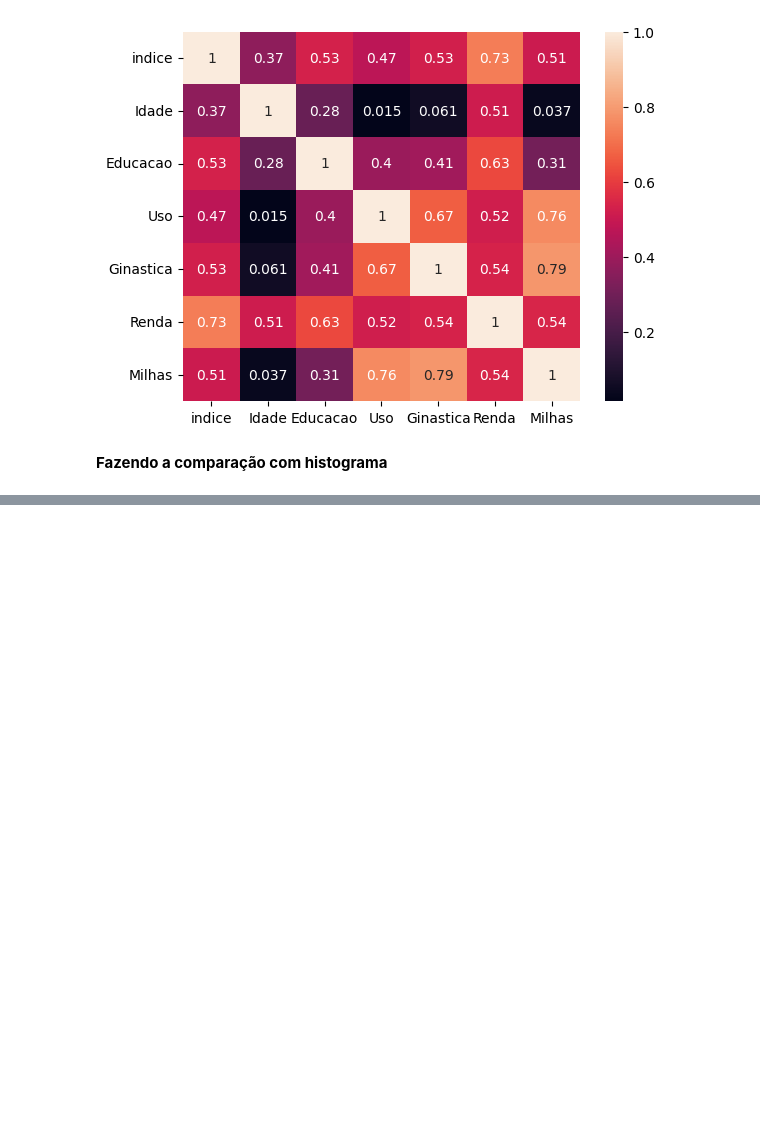
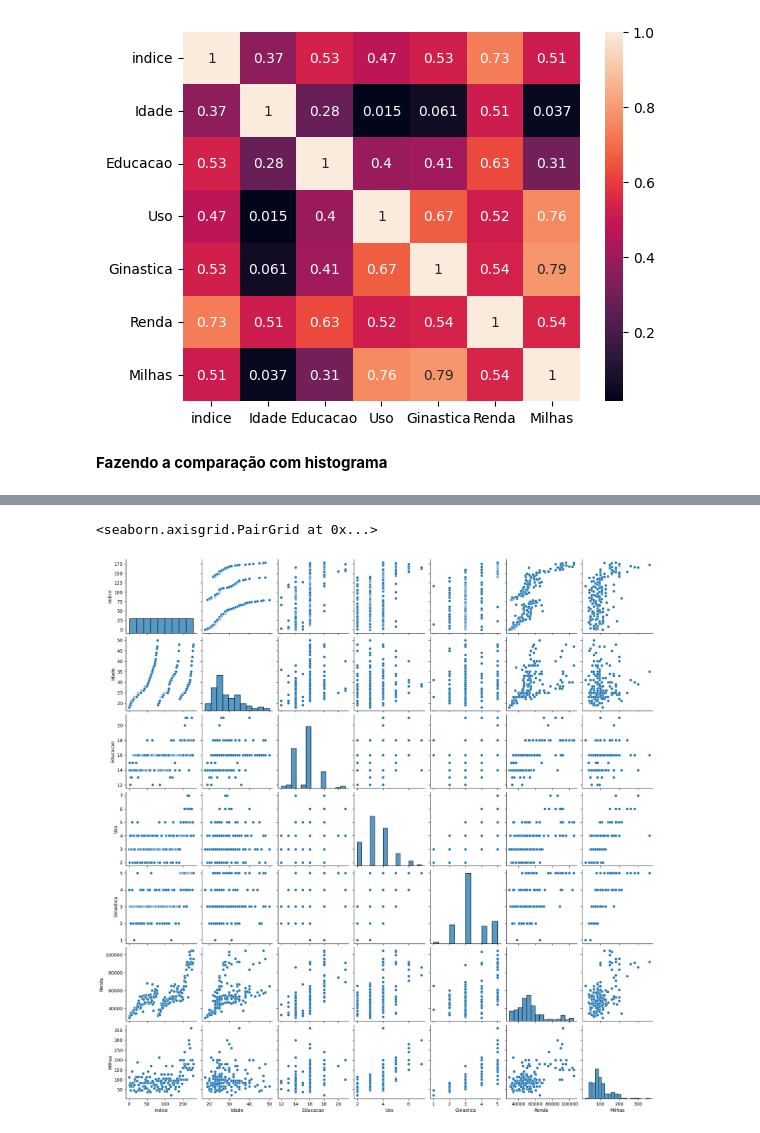
Before and after one commit to Hedriss10/Projetc-cardio, a Jupyter notebook: docs/main.ipynb, the cells around one changed output, grey strips where cells are left out. Cells and saved outputs as stored; diff of their text form; code cells hidden in the pictures; blank space fills up the shorter version.

```diff
--- a/docs/main.ipynb
+++ b/docs/main.ipynb
@@ -82,0 +111,5 @@ for j in df.columns:
+# %%
+sns.pairplot( df )
+# %% [output]
+<seaborn.axisgrid.PairGrid at 0x...>
+[figure, added]
```
Also changed, not shown: parts of 5 cells of this notebook, 29 other files.
